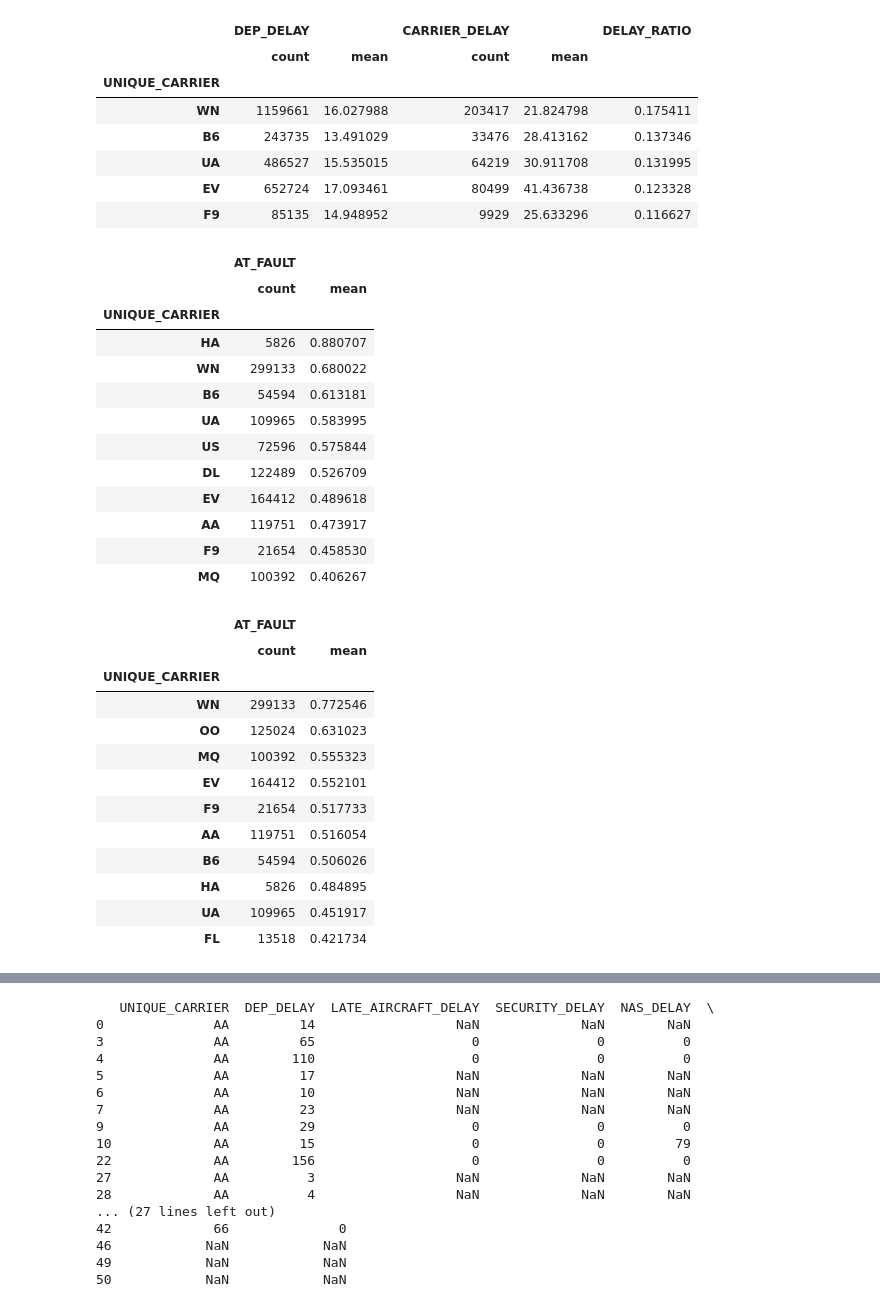
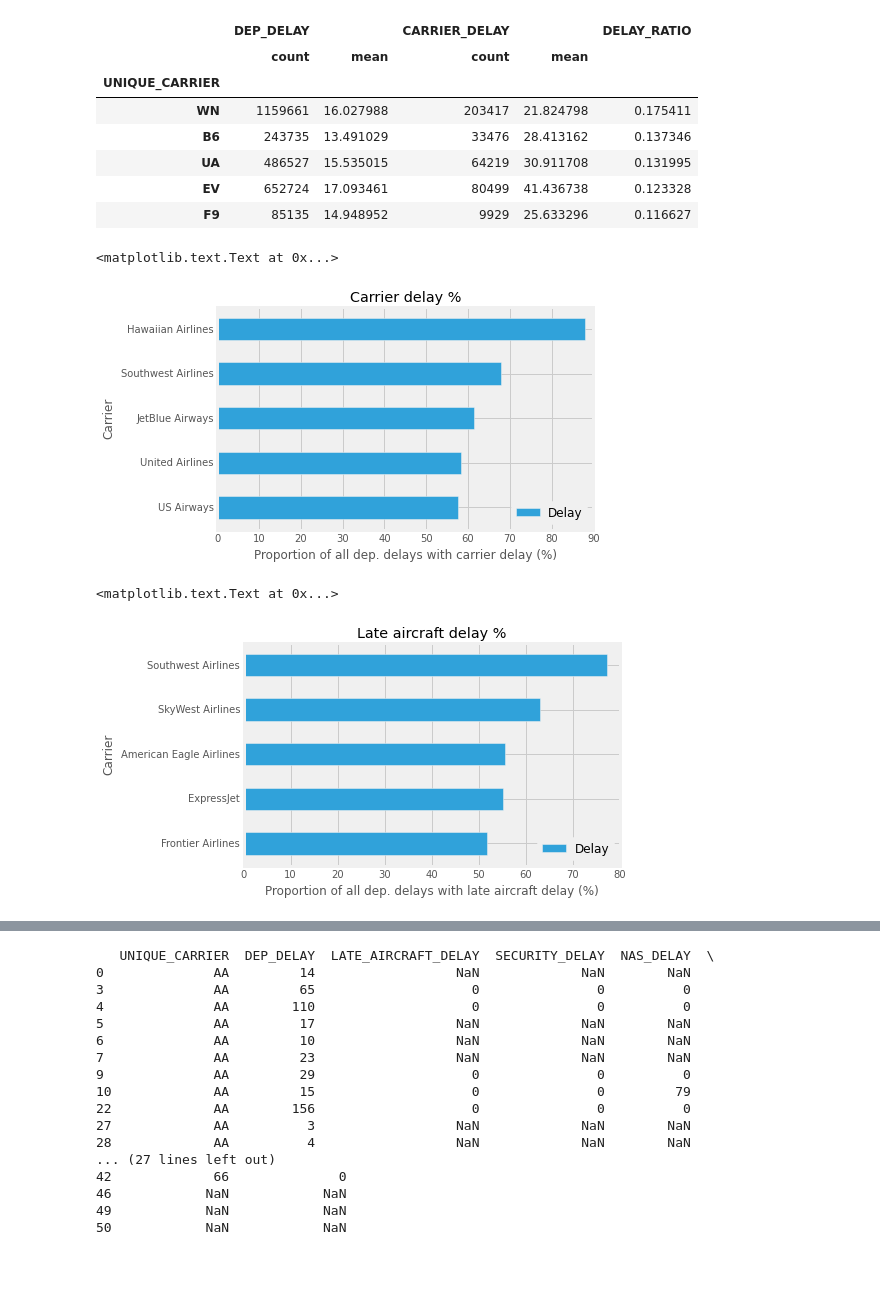
Before and after one commit to LeonhardFS/flightbbq, a Jupyter notebook: 03_DataExploration.ipynb, the cells around one changed output, grey strips where cells are left out. Cells and saved outputs as stored; diff of their text form; code cells hidden in the pictures; blank space fills up the shorter version.

```diff
--- a/03_DataExploration.ipynb
+++ b/03_DataExploration.ipynb
@@ -265,56 +265,40 @@ SD.head(5)
 # %%
 import numpy as np
 SD = complete2014Data[['UNIQUE_CARRIER', 'CARRIER_DELAY']]
-
 SD = SD[SD.CARRIER_DELAY.notnull()]
-SD['AT_FAULT'] = (SD.CARRIER_DELAY > 0)
+SD['AT_FAULT'] = (SD.CARRIER_DELAY > 0) * 100
+SD = pd.merge(SD, ANames, how='left', on='UNIQUE_CARRIER')
 # SD.ix[(SD.LATE_AIRCRAFT_DELAY <= 0), 'LATE_AIRCRAFT_DELAY'] = np.nan
 
-SD = SD.groupby('UNIQUE_CARRIER').agg( {'AT_FAULT':['count', 'mean']} )
+SD = SD.groupby('UNIQUE_CARRIER').agg( {'AT_FAULT':['count', 'mean'], 'CARRIER_NAME':'min'} )
 SD = SD[ (SD['AT_FAULT']['count'] > 0) ] # Make sure flights are above threshold
 # SD.ix[:, 'DELAY_RATIO'] = SD['LATE_AIRCRAFT_DELAY']['count'] / SD['DEP_DELAY']['count']
 SD = SD.sort(columns=('AT_FAULT', 'mean'), ascending=False)
 
-SD.head(10)
+ax = SD.head(5).reset_index().iloc[::-1].plot(y=('AT_FAULT', 'mean'), x=('CARRIER_NAME', 'min'), kind='barh', label='Delay')
+ax.set_xlabel('Proportion of all dep. delays with carrier delay (%)')
+ax.set_ylabel('Carrier')
+ax.set_title('Carrier delay %')
 # %% [output]
-|  | AT_FAULT |  |
-|  | count | mean |
-| UNIQUE_CARRIER |  |  |
-| HA | 5826 | 0.880707 |
-| WN | 299133 | 0.680022 |
-| B6 | 54594 | 0.613181 |
-| UA | 109965 | 0.583995 |
-| US | 72596 | 0.575844 |
-| DL | 122489 | 0.526709 |
-| EV | 164412 | 0.489618 |
-| AA | 119751 | 0.473917 |
-| F9 | 21654 | 0.458530 |
-| MQ | 100392 | 0.406267 |
+<matplotlib.text.Text at 0x...>
+[figure, added]
 # %%
 import numpy as np
 SD = complete2014Data[['UNIQUE_CARRIER', 'LATE_AIRCRAFT_DELAY']]
-
 SD = SD[SD.LATE_AIRCRAFT_DELAY.notnull()]
-SD['AT_FAULT'] = (SD.LATE_AIRCRAFT_DELAY > 0)
+SD['AT_FAULT'] = (SD.LATE_AIRCRAFT_DELAY > 0) * 100
+SD = pd.merge(SD, ANames, how='left', on='UNIQUE_CARRIER')
 # SD.ix[(SD.LATE_AIRCRAFT_DELAY <= 0), 'LATE_AIRCRAFT_DELAY'] = np.nan
 
-SD = SD.groupby('UNIQUE_CARRIER').agg( {'AT_FAULT':['count', 'mean']} )
+SD = SD.groupby('UNIQUE_CARRIER').agg( {'AT_FAULT':['count', 'mean'], 'CARRIER_NAME':'min'} )
 SD = SD[ (SD['AT_FAULT']['count'] > 0) ] # Make sure flights are above threshold
 # SD.ix[:, 'DELAY_RATIO'] = SD['LATE_AIRCRAFT_DELAY']['count'] / SD['DEP_DELAY']['count']
 SD = SD.sort(columns=('AT_FAULT', 'mean'), ascending=False)
 
-SD.head(10)
+ax = SD.head(5).reset_index().iloc[::-1].plot(y=('AT_FAULT', 'mean'), x=('CARRIER_NAME', 'min'), kind='barh', label='Delay')
+ax.set_xlabel('Proportion of all dep. delays with late aircraft delay (%)')
+ax.set_ylabel('Carrier')
+ax.set_title('Late aircraft delay %')
 # %% [output]
-|  | AT_FAULT |  |
-|  | count | mean |
-| UNIQUE_CARRIER |  |  |
-| WN | 299133 | 0.772546 |
-| OO | 125024 | 0.631023 |
-| MQ | 100392 | 0.555323 |
-| EV | 164412 | 0.552101 |
-| F9 | 21654 | 0.517733 |
-| AA | 119751 | 0.516054 |
-| B6 | 54594 | 0.506026 |
-| HA | 5826 | 0.484895 |
-| UA | 109965 | 0.451917 |
-| FL | 13518 | 0.421734 |
+<matplotlib.text.Text at 0x...>
+[figure, added]
```
Also changed, not shown: parts of 1 cell of this notebook.
